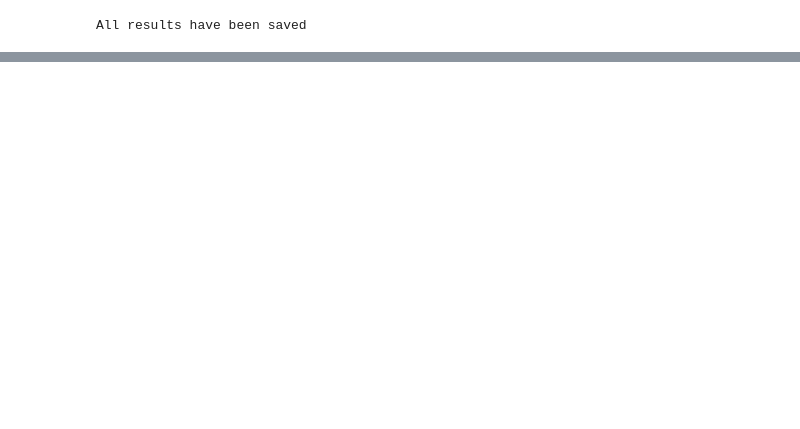
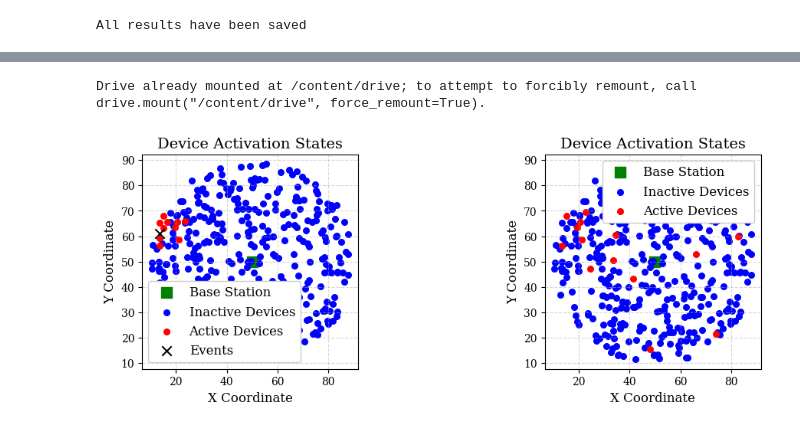
Before and after one commit to dilanka-perera/casbl-for-jadce-in-mtc, a Jupyter notebook: Results_SBL_SNR_DB.ipynb, the cells around one changed output, grey strips where cells are left out. Saved outputs shown, nothing was run; the diff lists cells and outputs as text; code cells hidden in the pictures; blank space fills up the shorter version.

```diff
--- a/Results_SBL_SNR_DB.ipynb
+++ b/Results_SBL_SNR_DB.ipynb
@@ -10,6 +10,7 @@ data = np.load('/content/drive/My Drive/Github/mtc-device-activation/e1_general_
 all_DeviceLocations = data['all_DeviceLocations']
 num_samples = data['num_samples']
 device_count = data['device_count']
+sparsity = data['sparsity']
 
 data = np.load("/content/drive/My Drive/Github/mtc-device-activation/e1_communication_simulation_theta.npz", allow_pickle=True)
 all_theta = data["all_theta"]
@@ -31,6 +32,6 @@ snr_db_array = data["snr_db_array"]
 pilot_length_array = data["pilot_length_array"]
 M = data["M"]
 
-pilot_length_index = 2
+pilot_length_index = 3
 pilot_length=pilot_length_array[pilot_length_index]
 # %% [output]
@@ -291,0 +285,75 @@ plot_gamma_sbl_vs_ground_truth(gamma_sbl, all_gamma, sample_index, snr_index, sn
+# %%
+import numpy as np
+import matplotlib.pyplot as plt
+from google.colab import drive
+drive.mount('/content/drive')
+
+plt.rcParams['font.family'] = 'serif'
+
+# Set figure size and layout
+plt.figure(figsize=(12, 8))  # Larger figure for clarity
+
+# Load saved data
+data = np.load('/content/drive/My Drive/Github/mtc-device-activation/e1_general_model.npz', allow_pickle=True)
+
+# Select sample index (modify if needed)
+sample_index = 0
+snr_index = 5  # Choose a specific SNR index
+
+# Extract data from the saved file
+EventCount = data['all_EventCount'][sample_index]
+DeviceActiveCount = data['all_DeviceActiveCount'][sample_index]
+DeviceProbability = data['all_DeviceProbability'][sample_index]
+DeviceAlarmStatus = data['all_DeviceAlarmStatus'][sample_index]
+DeviceStatus = data['all_DeviceStatus'][sample_index].astype(bool)  # Ensure boolean type
+DeviceLocations = data['all_DeviceLocations'][sample_index]
+DeviceLocationsUncorrelated = data['all_DeviceLocationsUncorrelated'][sample_index]
+DeviceLocationsPolar = data['all_DeviceLocationsPolar'][sample_index]
+EventLocations = data['all_EventLocations'][sample_index]
+EventLocationsPolar = data['all_EventLocationsPolar'][sample_index]
+
+# Extract X, Y coordinates for devices and events
+xD, yD = DeviceLocations[:, 0], DeviceLocations[:, 1]
+xDu, yDu = DeviceLocationsUncorrelated[:, 0], DeviceLocationsUncorrelated[:, 1]
+xE, yE = EventLocations[:, 0], EventLocations[:, 1]
+
+# Load base station location
+bs_location = data['bs_location']
+
+# **Subplot 1: Device Active States**
+plt.subplot(2, 2, 1)
+plt.scatter(bs_location[0], bs_location[1], color='g', marker='s', label='Base Station', s=100)  # Base Station
+# Devices that are inactive
+plt.scatter(xD[~all_gamma[sample_index]], yD[~all_gamma[sample_index]], color='b', label='Inactive Devices', s=30)
+# Devices that are active
+plt.scatter(xD[all_gamma[sample_index]], yD[all_gamma[sample_index]], color='r', label='Active Devices', s=30)
+plt.scatter(xE, yE, color='k', marker='x', label='Events', s=80)  # Events with moderate marker size
+plt.grid(True, linestyle='--', alpha=0.5)
+plt.gca().set_aspect('equal', adjustable='box')  # Square aspect ratio
+plt.xlabel('X Coordinate', fontsize=12)
+plt.ylabel('Y Coordinate', fontsize=12)
+plt.title('Device Activation States', fontsize=14)
+plt.legend(fontsize=12, framealpha=1)  # Legend with no transparency
+
+# **Subplot 2: Device Active States (Uncorrelated)**
+plt.subplot(2, 2, 2)
+plt.scatter(bs_location[0], bs_location[1], color='g', marker='s', label='Base Station', s=100)  # Base Station
+# Devices that are inactive
+plt.scatter(xD[~gamma_sbl[sample_index, snr_index]], yD[~gamma_sbl[sample_index, snr_index]], color='b', label='Inactive Devices', s=30)
+# Devices that are active
+plt.scatter(xD[gamma_sbl[sample_index, snr_index]], yD[gamma_sbl[sample_index, snr_index]], color='r', label='Active Devices', s=30)
+plt.grid(True, linestyle='--', alpha=0.5)
+plt.gca().set_aspect('equal', adjustable='box')  # Square aspect ratio
+plt.xlabel('X Coordinate', fontsize=12)
+plt.ylabel('Y Coordinate', fontsize=12)
+plt.title('Device Activation States', fontsize=14)
+plt.legend(fontsize=12, framealpha=1)  # Legend with no transparency
+
+# Adjust the layout to add a gap between subplots
+plt.subplots_adjust(wspace=0.3)  # Adjust the width space between subplots
+
+# Show plot
+plt.show()
+# %% [output]
+Drive already mounted at /content/drive; to attempt to forcibly remount, call drive.mount("/content/drive", force_remount=True).
+[figure, added]
```
Also changed, not shown: parts of 9 cells of this notebook, 50 other files.
